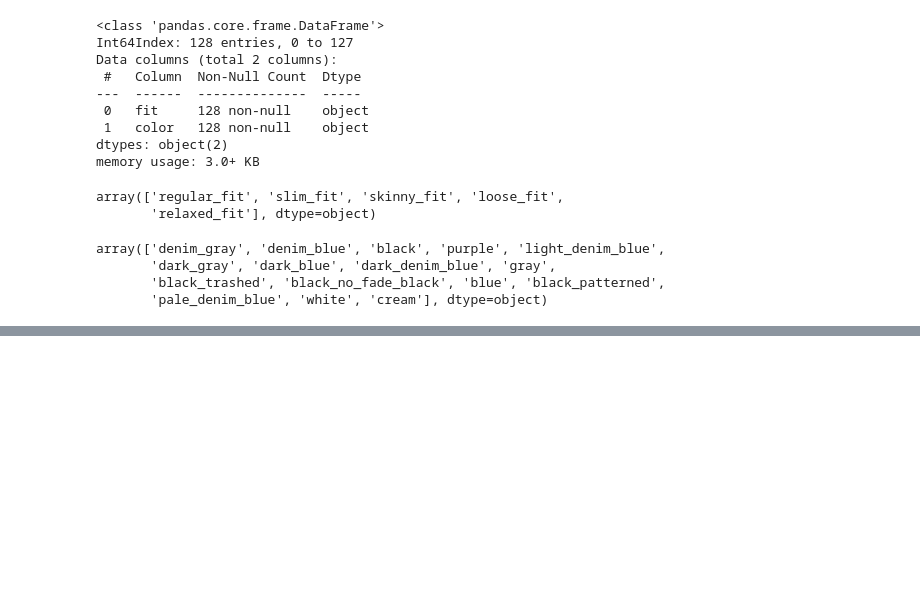
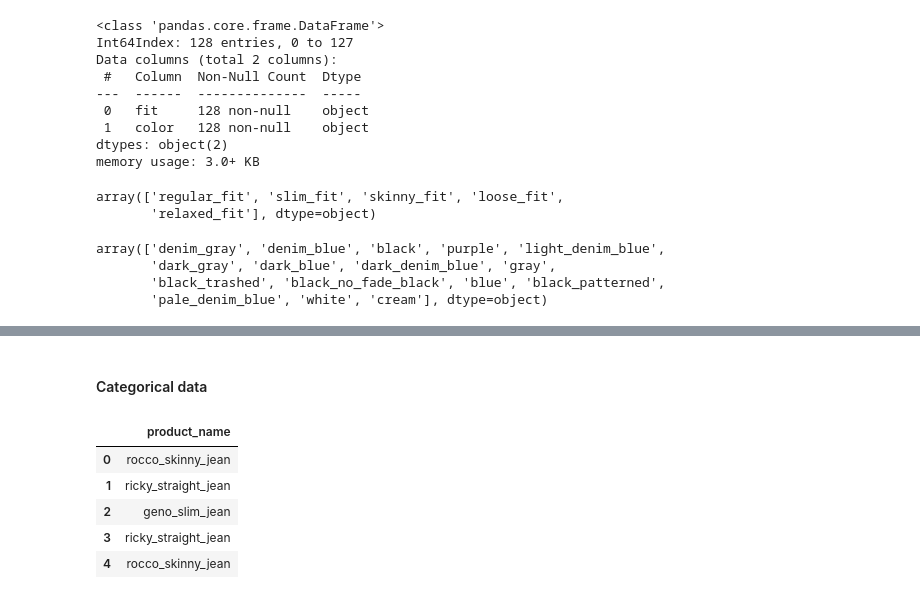
Before and after one commit to lucasquemelli/Star_Jeans, a Jupyter notebook: star_jeans.ipynb, the cells around one changed output, grey strips where cells are left out. Saved outputs shown, nothing was run; the diff lists cells and outputs as text; code cells hidden in the pictures; blank space fills up the shorter version.

```diff
--- a/star_jeans.ipynb
+++ b/star_jeans.ipynb
@@ -344,0 +431,12 @@ array(['denim_gray', 'denim_blue', 'black', 'purple', 'light_denim_blue',
+# %% [markdown]
+#### Categorical data
+# %%
+categorical_attributes = df02.select_dtypes(include=['object'])
+categorical_attributes.head()
+# %% [output]
+|  | product_name |
+| 0 | rocco_skinny_jean |
+| 1 | ricky_straight_jean |
+| 2 | geno_slim_jean |
+| 3 | ricky_straight_jean |
+| 4 | rocco_skinny_jean |
```
Also changed, not shown: parts of 15 cells of this notebook.
